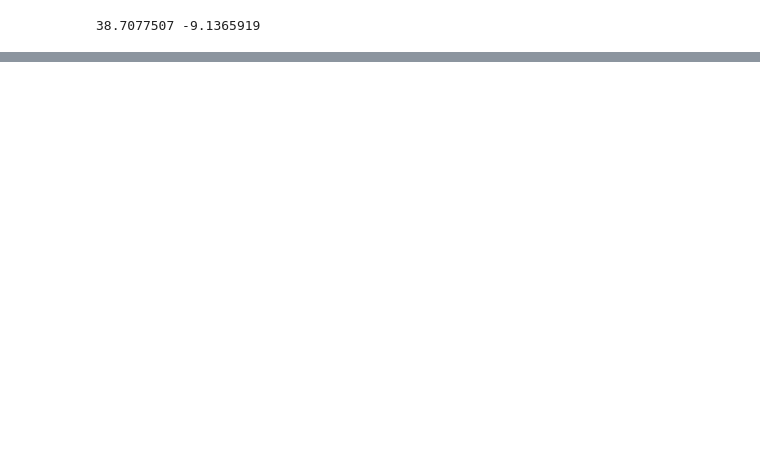
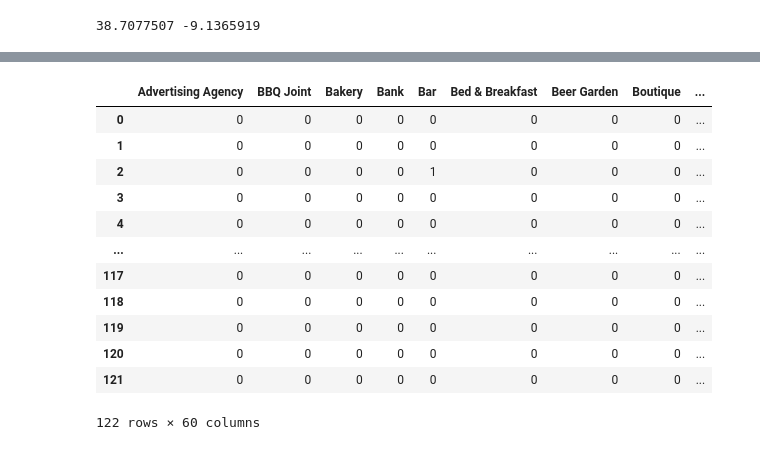
Before and after one commit to dsilva97/MachineLearning, a Jupyter notebook: PortugalBorough.ipynb, the cells around one changed output, grey strips where cells are left out. Saved outputs shown, nothing was run; the diff lists cells and outputs as text; code cells hidden in the pictures; blank space fills up the shorter version.

```diff
--- a/PortugalBorough.ipynb
+++ b/PortugalBorough.ipynb
@@ -1000,0 +1306,25 @@ stb_map
+# %%
+# keep only columns that include venue name, and anything that is associated with location
+filtered_columns = ['name', 'categories'] + [col for col in dataframe2.columns if col.startswith('location.')] + ['id']
+chiado_df = dataframe2.loc[:, filtered_columns]
+
+# function that extracts the category of the venue
+def get_category_type(row):
+    try:
+        categories_list = row['categories']
+    except:
+        categories_list = row['venue.categories']
+
+    if len(categories_list) == 0:
+        return None
+    else:
+        return categories_list[0]['name']
+
+# filter the category for each row
+chiado_df['categories'] = chiado_df.apply(get_category_type, axis=1)
+
+# clean column names by keeping only last term
+chiado_df.columns = [column.split('.')[-1] for column in chiado_df.columns]
+
+chiado_df
+chiado_filtered = chiado_df.iloc[:,:5]
@@ -1000,0 +1365,17 @@ stb_map
+# %%
+lisbon_filtered_dummies = pd.get_dummies(chiado_filtered[['categories']], prefix="", prefix_sep="")
+lisbon_filtered_dummies
+# %% [output]
+|  | Advertising Agency | BBQ Joint | Bakery | Bank | Bar | Bed & Breakfast | Beer Garden | Boutique | ... |
+| 0 | 0 | 0 | 0 | 0 | 0 | 0 | 0 | 0 | ... |
+| 1 | 0 | 0 | 0 | 0 | 0 | 0 | 0 | 0 | ... |
+| 2 | 0 | 0 | 0 | 0 | 1 | 0 | 0 | 0 | ... |
+| 3 | 0 | 0 | 0 | 0 | 0 | 0 | 0 | 0 | ... |
+| 4 | 0 | 0 | 0 | 0 | 0 | 0 | 0 | 0 | ... |
+| ... | ... | ... | ... | ... | ... | ... | ... | ... | ... |
+| 117 | 0 | 0 | 0 | 0 | 0 | 0 | 0 | 0 | ... |
+| 118 | 0 | 0 | 0 | 0 | 0 | 0 | 0 | 0 | ... |
+| 119 | 0 | 0 | 0 | 0 | 0 | 0 | 0 | 0 | ... |
+| 120 | 0 | 0 | 0 | 0 | 0 | 0 | 0 | 0 | ... |
+| 121 | 0 | 0 | 0 | 0 | 0 | 0 | 0 | 0 | ... |
+122 rows × 60 columns
```
Also changed, not shown: parts of 45 cells of this notebook.
